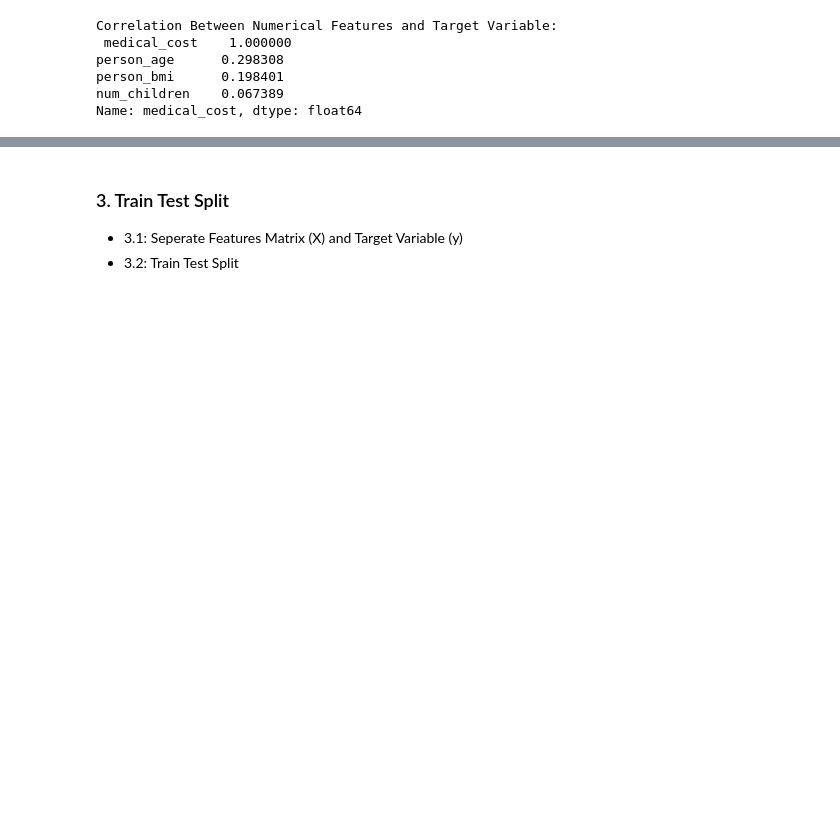
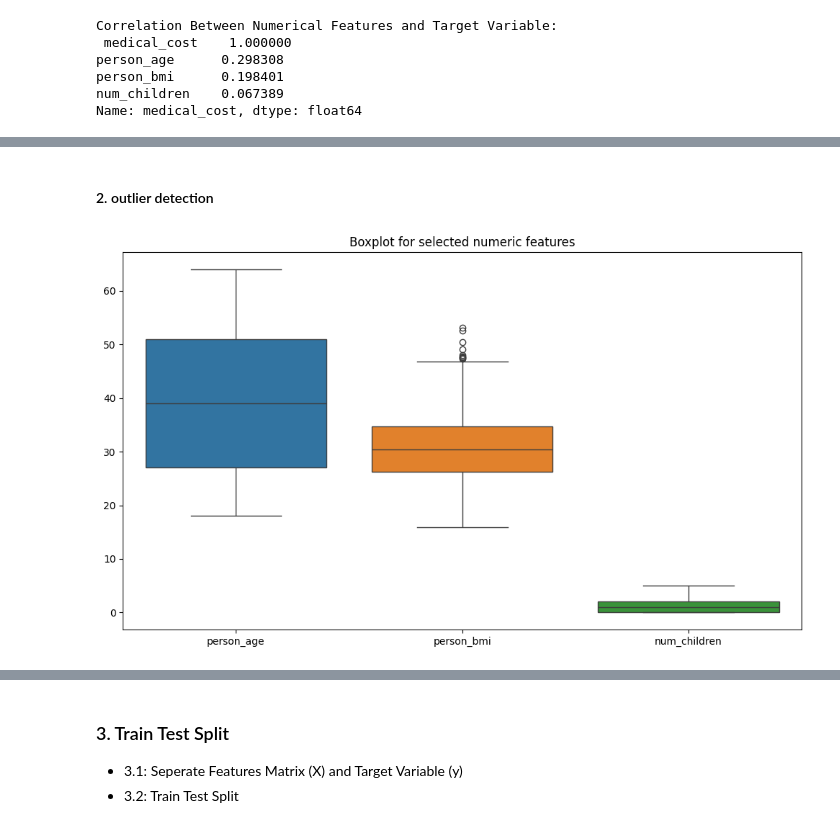
Before and after one commit to KzRaihan/Health-Insurance-Cost-Predictor, a Jupyter notebook: research.ipynb, the cells around one changed output, grey strips where cells are left out. Saved outputs shown, nothing was run; the diff lists cells and outputs as text; code cells hidden in the pictures; blank space fills up the shorter version.

```diff
--- a/research.ipynb
+++ b/research.ipynb
@@ -318,0 +358,16 @@ Name: medical_cost, dtype: float64
+# %% [markdown]
+#### 2.  outlier detection
+# %%
+### Outliers detection
+plt.figure(figsize=(10,6))
+
+sns.boxplot(data = df[numeric_cols])
+
+plt.title("Boxplot for selected numeric features")
+
+
+plt.tight_layout()
+
+plt.show()
+# %% [output]
+[figure, added]
```
Also changed, not shown: parts of 42 cells of this notebook.
